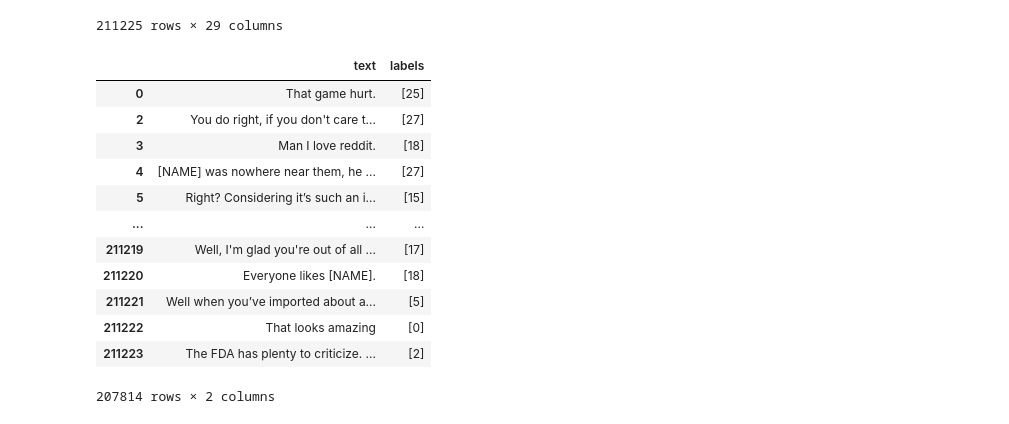
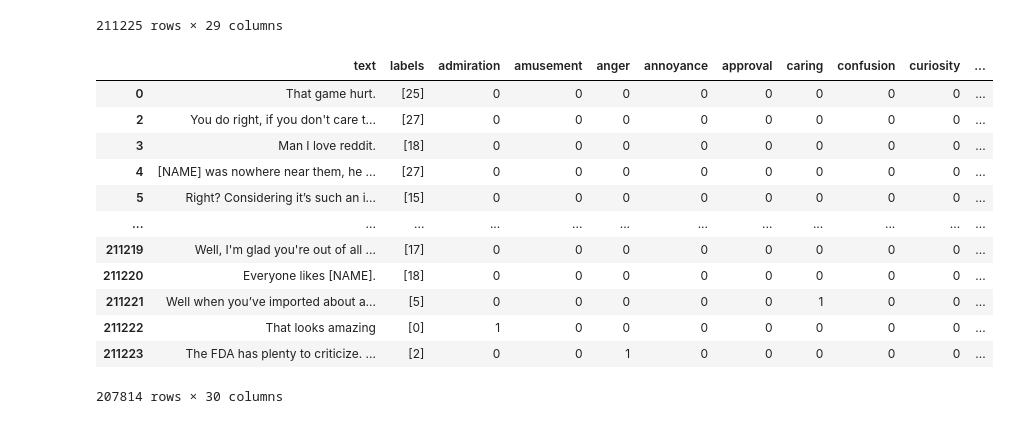
Before and after one commit to DaveWestFGCU/Fall_2024_Research_Augmentation_via_GenAI, a Jupyter notebook: start.ipynb, the cells around one changed output. Drawn from its saved outputs; the diff is of its cells as text; code cells hidden in the pictures.

```diff
--- a/start.ipynb
+++ b/start.ipynb
@@ -6,9 +6,9 @@ from openai import OpenAI
 # %% [markdown]
 # Import dataset from HuggingFace
 # %%
-dataset = load_dataset('go_emotions', 'raw')
+orig_dataset = load_dataset('go_emotions', 'raw')
 
-dataset
+orig_dataset
 # %% [output]
 DatasetDict({
     train: Dataset({
@@ -17,13 +17,13 @@ DatasetDict({
     })
 })
 # %%
-dataset = dataset['train'].to_pandas()
+orig_dataset = orig_dataset['train'].to_pandas()
 
 # Remove unnecessary columns.
 # All records have example_very_unclear = False
-dataset = dataset.drop(['id', 'author', 'subreddit', 'link_id', 'parent_id', 'created_utc', 'rater_id', 'example_very_unclear'], axis=1)
+orig_dataset = orig_dataset.drop(['id', 'author', 'subreddit', 'link_id', 'parent_id', 'created_utc', 'rater_id', 'example_very_unclear'], axis=1)
 
-dataset
+orig_dataset
 # %% [output]
 |  | text | admiration | amusement | anger | annoyance | approval | caring | confusion | curiosity | desire | ... |
 | 0 | That game hurt. | 0 | 0 | 0 | 0 | 0 | 0 | 0 | 0 | 0 | ... |
@@ -39,8 +39,8 @@ dataset
 | 211224 | Desktop link: ^^/r/HelperBot_ ^^D... | 0 | 0 | 0 | 0 | 0 | 0 | 0 | 0 | 0 | ... |
 211225 rows × 29 columns
 # %%
+label_columns = orig_dataset.columns.tolist()
 # From go_emotions README
-label_columns = dataset.columns.tolist()
 label_encoding = {  '0': 'admiration',      '1': 'amusement',   '2': 'anger',           '3': 'annoyance',   '4': 'approval',
                     '5': 'caring',          '6': 'confusion',   '7': 'curiosity',       '8': 'desire',      '9': 'disappointment',
                     '10': 'disapproval',    '11': 'disgust',    '12': 'embarrassment',  '13': 'excitement', '14': 'fear',
@@ -53,24 +53,25 @@ for key, value in label_encoding.items():
     inverse_encoding[value] = key
 # %%
 # Create a column 'labels' with a list of label values
-dataset['labels'] = dataset[label_columns[1:]].values.tolist()
-dataset['labels'] = dataset['labels'].apply(lambda t: [i for i, x in enumerate(t) if x])
+orig_dataset.insert(1,'labels','')
+orig_dataset['labels'] = orig_dataset[label_columns[1:]].values.tolist()
+orig_dataset['labels'] = orig_dataset['labels'].apply(lambda t: [i for i, x in enumerate(t) if x])
 
 # Remove unlabeled records
-dataset = dataset[dataset['labels'].map(lambda d: len(d)) > 0]
+orig_dataset = orig_dataset[orig_dataset['labels'].map(lambda d: len(d)) > 0]
 
-dataset[['text', 'labels']]
+orig_dataset
 # %% [output]
-|  | text | labels |
-| 0 | That game hurt. | [25] |
-| 2 | You do right, if you don't care t... | [27] |
-| 3 | Man I love reddit. | [18] |
-| 4 | [NAME] was nowhere near them, he ... | [27] |
-| 5 | Right? Considering it’s such an i... | [15] |
-| ... | ... | ... |
-| 211219 | Well, I'm glad you're out of all ... | [17] |
-| 211220 | Everyone likes [NAME]. | [18] |
-| 211221 | Well when you’ve imported about a... | [5] |
-| 211222 | That looks amazing | [0] |
-| 211223 | The FDA has plenty to criticize. ... | [2] |
+|  | text | labels | admiration | amusement | anger | annoyance | approval | caring | confusion | curiosity | ... |
+| 0 | That game hurt. | [25] | 0 | 0 | 0 | 0 | 0 | 0 | 0 | 0 | ... |
+| 2 | You do right, if you don't care t... | [27] | 0 | 0 | 0 | 0 | 0 | 0 | 0 | 0 | ... |
+| 3 | Man I love reddit. | [18] | 0 | 0 | 0 | 0 | 0 | 0 | 0 | 0 | ... |
+| 4 | [NAME] was nowhere near them, he ... | [27] | 0 | 0 | 0 | 0 | 0 | 0 | 0 | 0 | ... |
+| 5 | Right? Considering it’s such an i... | [15] | 0 | 0 | 0 | 0 | 0 | 0 | 0 | 0 | ... |
+| ... | ... | ... | ... | ... | ... | ... | ... | ... | ... | ... | ... |
+| 211219 | Well, I'm glad you're out of all ... | [17] | 0 | 0 | 0 | 0 | 0 | 0 | 0 | 0 | ... |
+| 211220 | Everyone likes [NAME]. | [18] | 0 | 0 | 0 | 0 | 0 | 0 | 0 | 0 | ... |
+| 211221 | Well when you’ve imported about a... | [5] | 0 | 0 | 0 | 0 | 0 | 1 | 0 | 0 | ... |
+| 211222 | That looks amazing | [0] | 1 | 0 | 0 | 0 | 0 | 0 | 0 | 0 | ... |
+| 211223 | The FDA has plenty to criticize. ... | [2] | 0 | 0 | 1 | 0 | 0 | 0 | 0 | 0 | ... |
-207814 rows × 2 columns
+207814 rows × 30 columns
```
Also changed, not shown: parts of 10 cells of this notebook.
